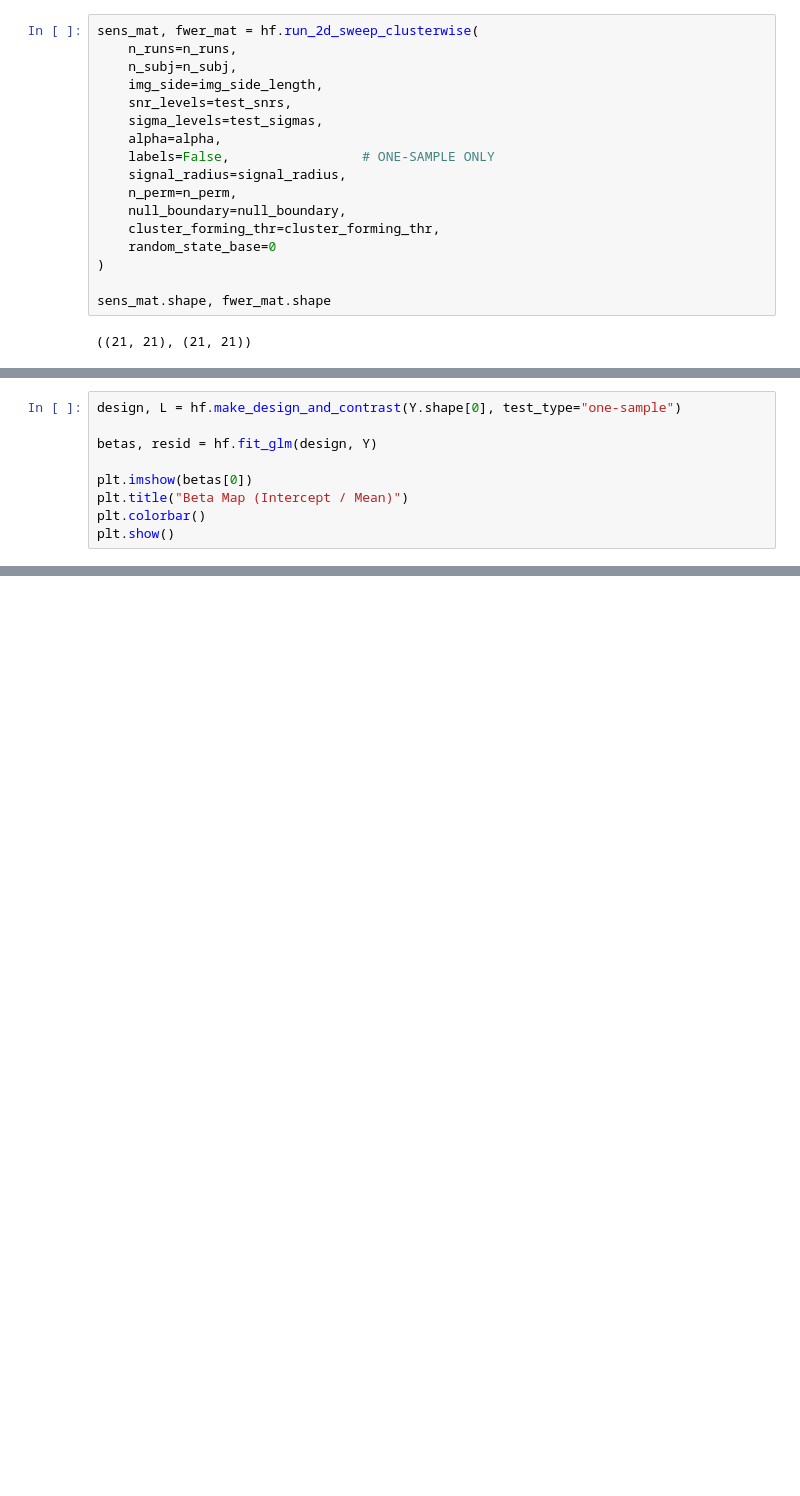
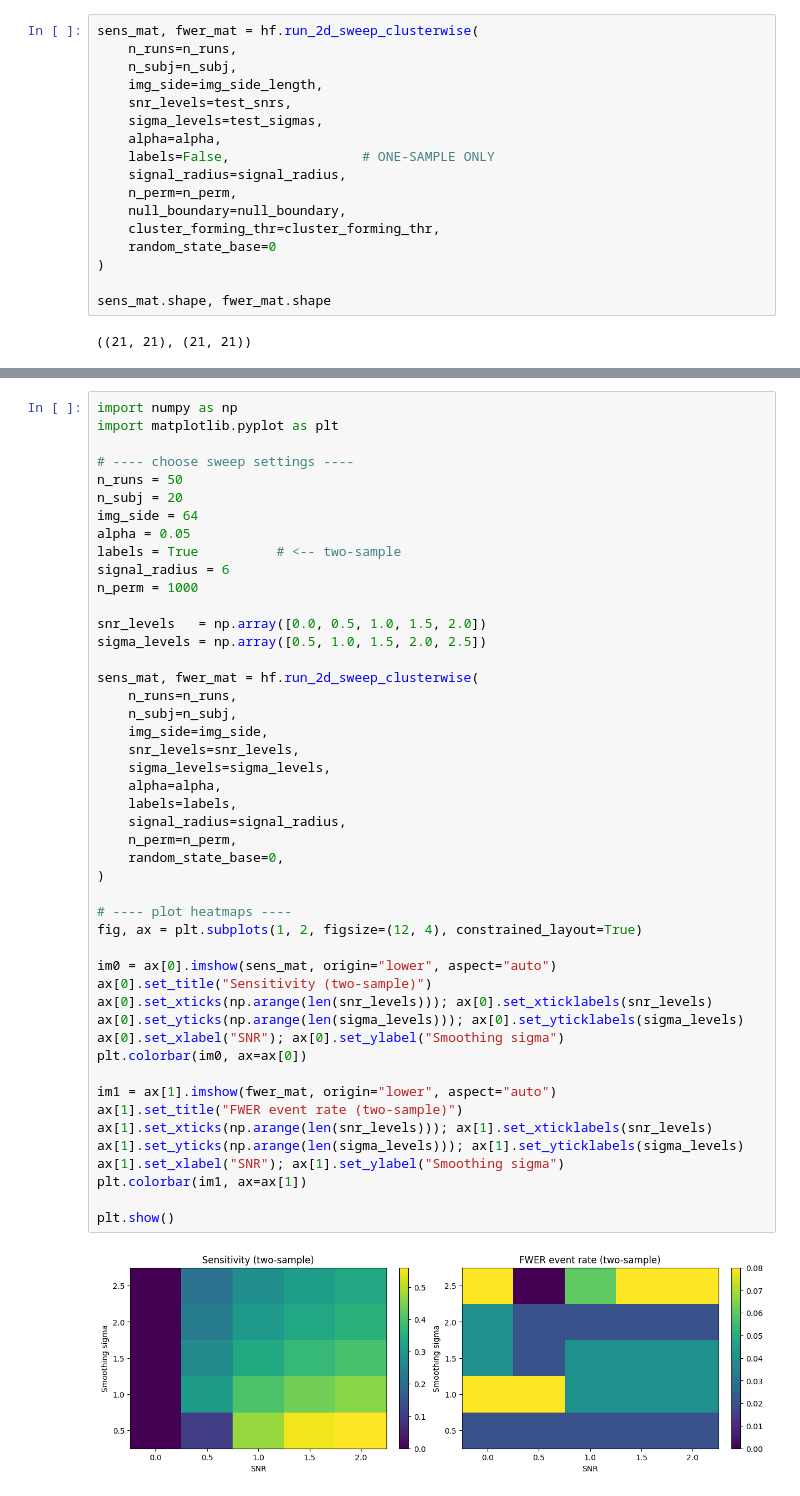
Before and after one commit to lt22412/group_project, a Jupyter notebook: Cluster_wise_permutation/walkthrough.ipynb, the cells around one changed output, grey strips where cells are left out. Saved outputs shown, nothing was run; the diff lists cells and outputs as text; blank space fills up the shorter version.

```diff
--- a/Cluster_wise_permutation/walkthrough.ipynb
+++ b/Cluster_wise_permutation/walkthrough.ipynb
@@ -295,9 +337,0 @@ We then show one beta map.
-# %%
-design, L = hf.make_design_and_contrast(Y.shape[0], test_type="one-sample")
-
-betas, resid = hf.fit_glm(design, Y)
-
-plt.imshow(betas[0])
-plt.title("Beta Map (Intercept / Mean)")
-plt.colorbar()
-plt.show()
@@ -453,0 +502,49 @@ hf.plot_net_performance_3d(test_snrs, test_sigmas, sens_mat, fwer_mat)
+# %%
+import numpy as np
+import matplotlib.pyplot as plt
+
+# ---- choose sweep settings ----
+n_runs = 50
+n_subj = 20
+img_side = 64
+alpha = 0.05
+labels = True          # <-- two-sample
+signal_radius = 6
+n_perm = 1000
+
+snr_levels   = np.array([0.0, 0.5, 1.0, 1.5, 2.0])
+sigma_levels = np.array([0.5, 1.0, 1.5, 2.0, 2.5])
+
+sens_mat, fwer_mat = hf.run_2d_sweep_clusterwise(
+    n_runs=n_runs,
+    n_subj=n_subj,
+    img_side=img_side,
+    snr_levels=snr_levels,
+    sigma_levels=sigma_levels,
+    alpha=alpha,
+    labels=labels,
+    signal_radius=signal_radius,
+    n_perm=n_perm,
+    random_state_base=0,
+)
+
+# ---- plot heatmaps ----
+fig, ax = plt.subplots(1, 2, figsize=(12, 4), constrained_layout=True)
+
+im0 = ax[0].imshow(sens_mat, origin="lower", aspect="auto")
+ax[0].set_title("Sensitivity (two-sample)")
+ax[0].set_xticks(np.arange(len(snr_levels))); ax[0].set_xticklabels(snr_levels)
+ax[0].set_yticks(np.arange(len(sigma_levels))); ax[0].set_yticklabels(sigma_levels)
+ax[0].set_xlabel("SNR"); ax[0].set_ylabel("Smoothing sigma")
+plt.colorbar(im0, ax=ax[0])
+
+im1 = ax[1].imshow(fwer_mat, origin="lower", aspect="auto")
+ax[1].set_title("FWER event rate (two-sample)")
+ax[1].set_xticks(np.arange(len(snr_levels))); ax[1].set_xticklabels(snr_levels)
+ax[1].set_yticks(np.arange(len(sigma_levels))); ax[1].set_yticklabels(sigma_levels)
+ax[1].set_xlabel("SNR"); ax[1].set_ylabel("Smoothing sigma")
+plt.colorbar(im1, ax=ax[1])
+
+plt.show()
+# %% [output]
+[figure, added]
```
Also changed, not shown: parts of 29 cells of this notebook, 1 other file.
